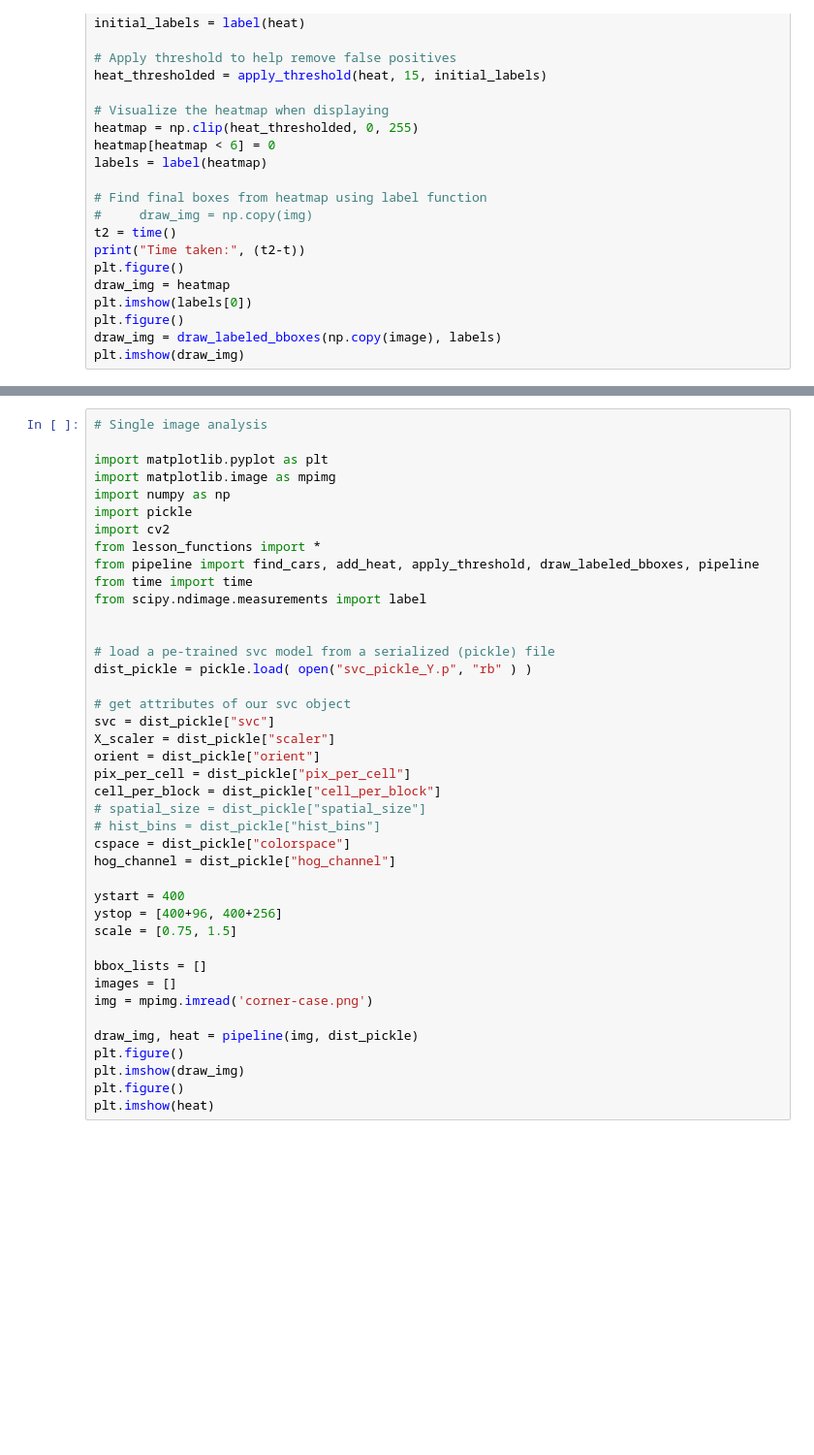
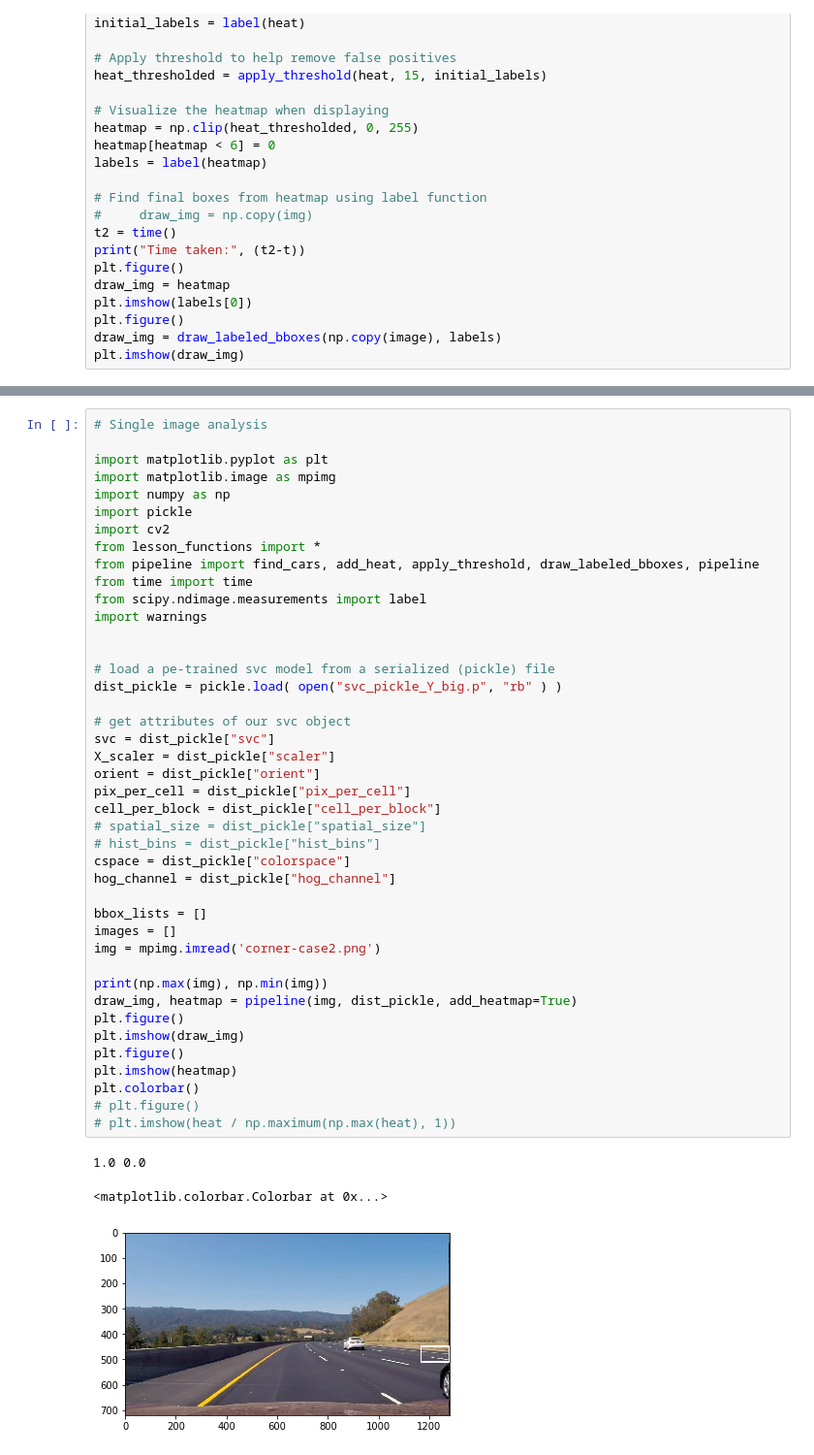
Before and after one commit to tmelanson17/CarND-Vehicle-Detection, a Jupyter notebook: writeup.ipynb, the cells around one changed output, grey strips where cells are left out. Shown at 97% size. Cells and saved outputs as stored; diff of their text form; blank space fills up the shorter version.

```diff
--- a/writeup.ipynb
+++ b/writeup.ipynb
@@ -291,38 +309,43 @@ for i in range(6):
 import matplotlib.pyplot as plt
 import matplotlib.image as mpimg
 import numpy as np
 import pickle
 import cv2
 from lesson_functions import *
 from pipeline import find_cars, add_heat, apply_threshold, draw_labeled_bboxes, pipeline
 from time import time
 from scipy.ndimage.measurements import label
+import warnings
 
 
 # load a pe-trained svc model from a serialized (pickle) file
-dist_pickle = pickle.load( open("svc_pickle_Y.p", "rb" ) )
+dist_pickle = pickle.load( open("svc_pickle_Y_big.p", "rb" ) )
 
 # get attributes of our svc object
 svc = dist_pickle["svc"]
 X_scaler = dist_pickle["scaler"]
 orient = dist_pickle["orient"]
 pix_per_cell = dist_pickle["pix_per_cell"]
 cell_per_block = dist_pickle["cell_per_block"]
 # spatial_size = dist_pickle["spatial_size"]
 # hist_bins = dist_pickle["hist_bins"]
 cspace = dist_pickle["colorspace"]
 hog_channel = dist_pickle["hog_channel"]
 
-ystart = 400
-ystop = [400+96, 400+256]
-scale = [0.75, 1.5]
-
 bbox_lists = []
 images = []
-img = mpimg.imread('corner-case.png')
+img = mpimg.imread('corner-case2.png')
 
-draw_img, heat = pipeline(img, dist_pickle)
+print(np.max(img), np.min(img))
+draw_img, heatmap = pipeline(img, dist_pickle, add_heatmap=True)
 plt.figure()
 plt.imshow(draw_img)
 plt.figure()
-plt.imshow(heat)
+plt.imshow(heatmap)
+plt.colorbar()
+# plt.figure()
+# plt.imshow(heat / np.maximum(np.max(heat), 1))
+# %% [output]
+1.0 0.0
+<matplotlib.colorbar.Colorbar at 0x...>
+[figure, added]
```
Also changed, not shown: parts of 7 cells of this notebook, 21 other files.
